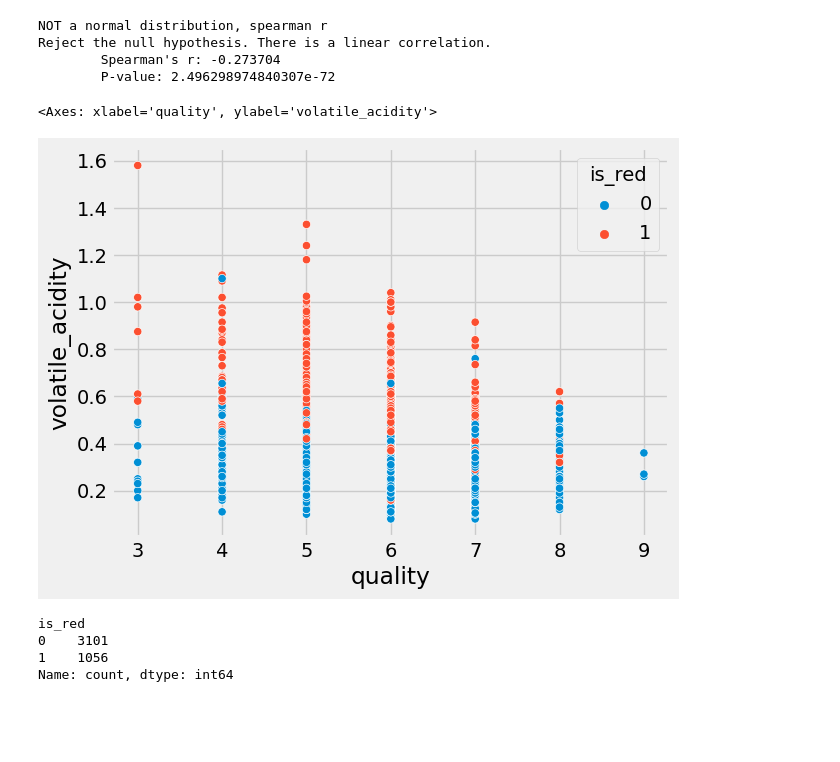
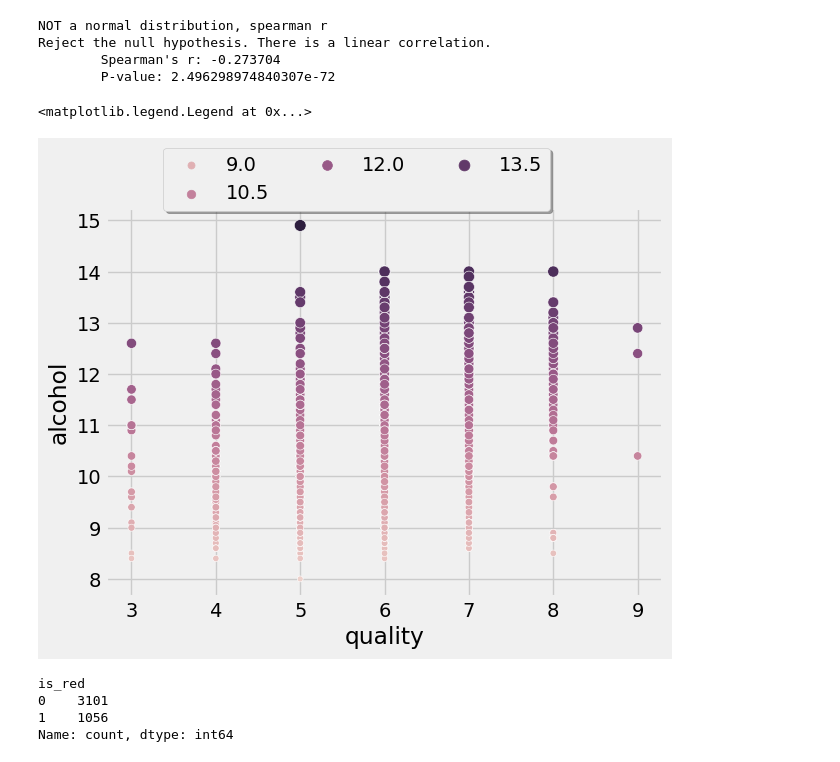
Before and after one commit to jeremiah-toribio/wine-clusters, a Jupyter notebook: jer_workbook.ipynb, the cells around one changed output. Drawn from its saved outputs; the diff is of its cells as text; code cells hidden in the pictures; blank space fills up the shorter version.

```diff
--- a/jer_workbook.ipynb
+++ b/jer_workbook.ipynb
@@ -218,11 +218,13 @@ NOT a normal distribution, spearman r
 Reject the null hypothesis. There is a linear correlation.
         Spearman's r: -0.273704
         P-value: 2.496298974840307e-72
-# %%
-sns.scatterplot(data=train,x='quality',y='volatile_acidity',hue='is_red')
-# %% [output]
-<Axes: xlabel='quality', ylabel='volatile_acidity'>
-[figure, removed]
+# %%
+ax1 = sns.scatterplot(data=train,x='quality',y='alcohol',hue='alcohol',size='alcohol')
+ax1.legend(loc='upper center', bbox_to_anchor=(0.45, 1.18),
+          ncol=3, fancybox=True, shadow=True)
+# %% [output]
+<matplotlib.legend.Legend at 0x...>
+[figure, added]
 # %%
 train.is_red.value_counts()
 # %% [output]
```
Also changed, not shown: parts of 15 cells of this notebook.
